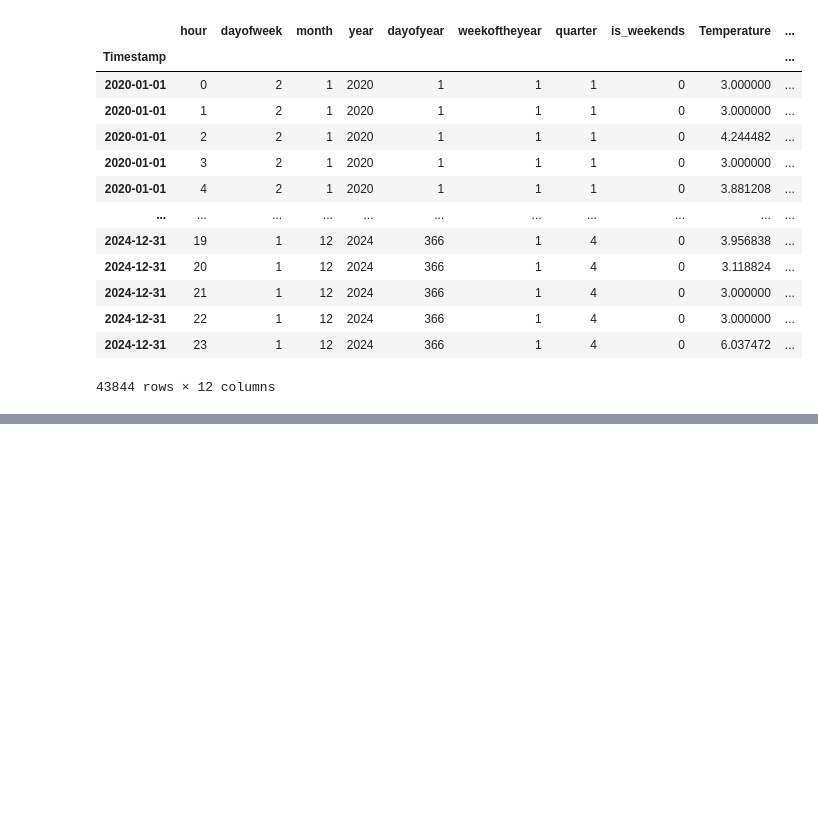
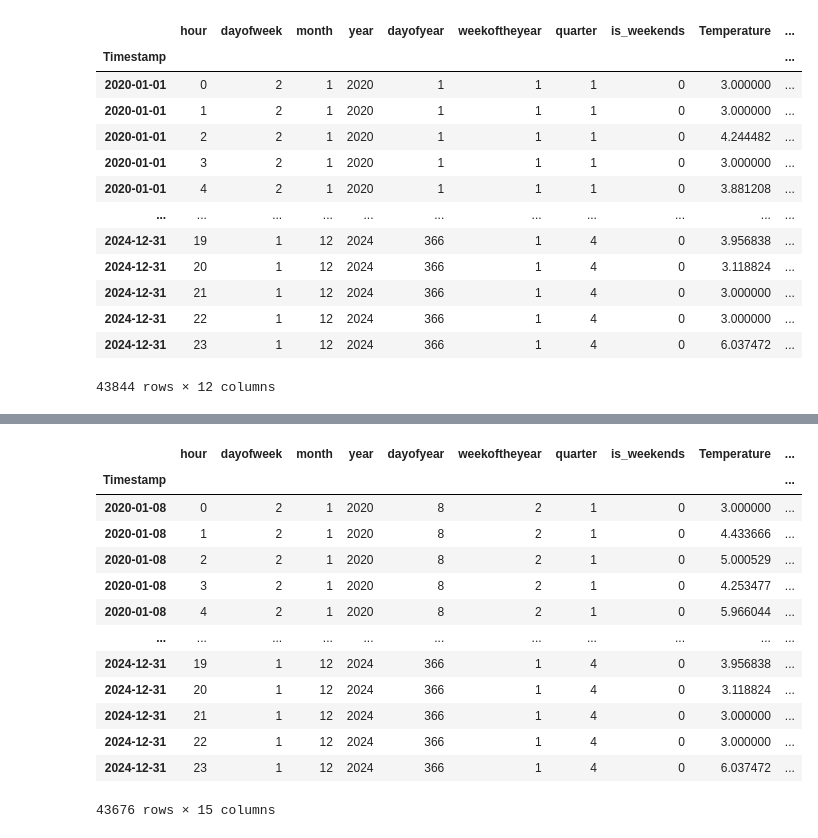
Before and after one commit to rohansaha636/Electricity-Demand-Prediction-Machine-Learning-Model, a Jupyter notebook: Electricity_Demand_Prediction_Machine_Learning_Model.ipynb, the cells around one changed output, grey strips where cells are left out. Drawn from its saved outputs; the diff is of its cells as text; code cells hidden in the pictures; blank space fills up the shorter version.

```diff
--- a/Electricity_Demand_Prediction_Machine_Learning_Model.ipynb
+++ b/Electricity_Demand_Prediction_Machine_Learning_Model.ipynb
@@ -406,0 +437,5 @@ df
+# %%
+#rolling mean  & rolling std
+df['Demand_rolling_mean_24hr'] = df['Demand'].rolling(window=24).mean()
+# %%
+df['Demand_rolling_std_24hr'] = df['Demand'].rolling(window=24).std()
@@ -406,0 +459,19 @@ df
+# %%
+#drop all NULL rows
+df =df.dropna()
+df
+# %% [output]
+|  | hour | dayofweek | month | year | dayofyear | weekoftheyear | quarter | is_weekends | Temperature | ... |
+| Timestamp |  |  |  |  |  |  |  |  |  | ... |
+| 2020-01-08 | 0 | 2 | 1 | 2020 | 8 | 2 | 1 | 0 | 3.000000 | ... |
+| 2020-01-08 | 1 | 2 | 1 | 2020 | 8 | 2 | 1 | 0 | 4.433666 | ... |
+| 2020-01-08 | 2 | 2 | 1 | 2020 | 8 | 2 | 1 | 0 | 5.000529 | ... |
+| 2020-01-08 | 3 | 2 | 1 | 2020 | 8 | 2 | 1 | 0 | 4.253477 | ... |
+| 2020-01-08 | 4 | 2 | 1 | 2020 | 8 | 2 | 1 | 0 | 5.966044 | ... |
+| ... | ... | ... | ... | ... | ... | ... | ... | ... | ... | ... |
+| 2024-12-31 | 19 | 1 | 12 | 2024 | 366 | 1 | 4 | 0 | 3.956838 | ... |
+| 2024-12-31 | 20 | 1 | 12 | 2024 | 366 | 1 | 4 | 0 | 3.118824 | ... |
+| 2024-12-31 | 21 | 1 | 12 | 2024 | 366 | 1 | 4 | 0 | 3.000000 | ... |
+| 2024-12-31 | 22 | 1 | 12 | 2024 | 366 | 1 | 4 | 0 | 3.000000 | ... |
+| 2024-12-31 | 23 | 1 | 12 | 2024 | 366 | 1 | 4 | 0 | 6.037472 | ... |
+43676 rows × 15 columns
```
Also changed, not shown: parts of 7 cells of this notebook.
